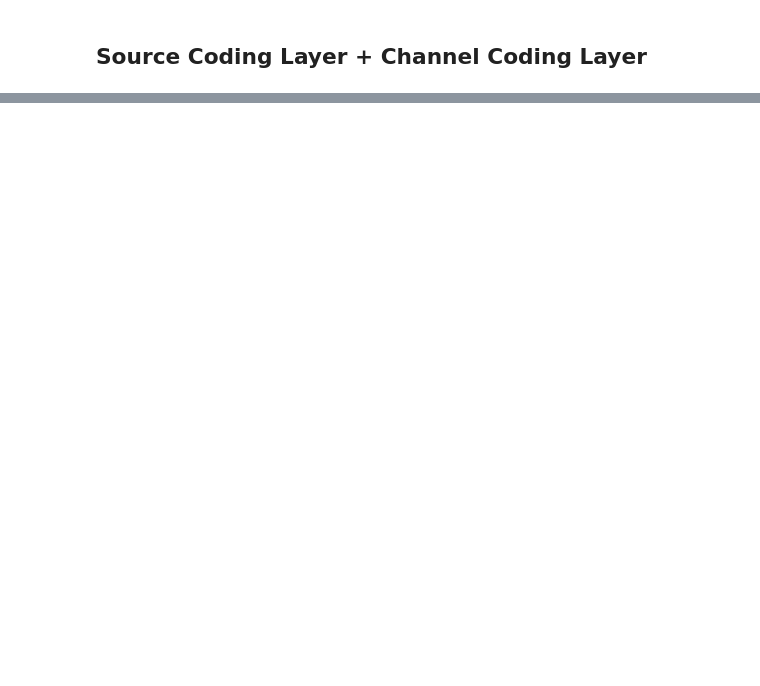
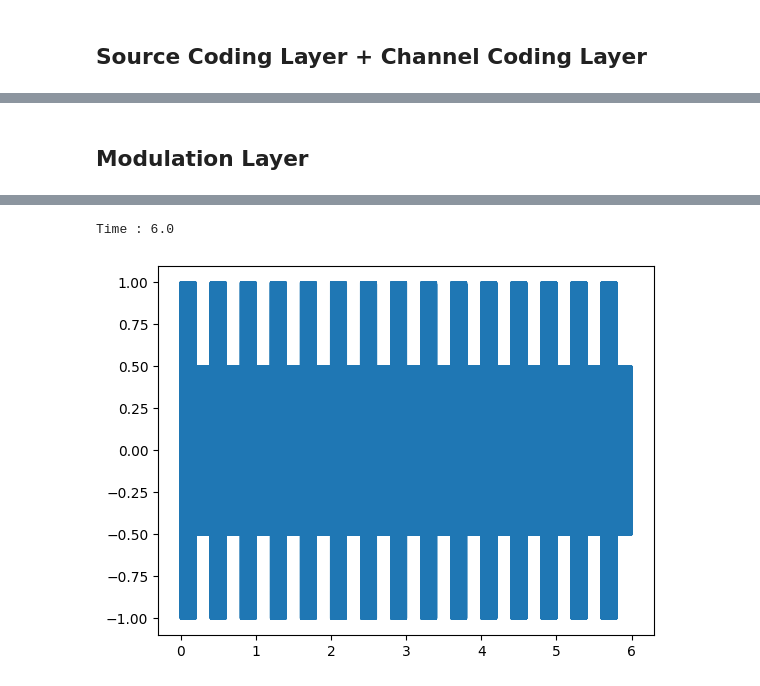
Before and after one commit to mimmo02/Transmission-Competition, a Jupyter notebook: Transmission_Competition_Complete.ipynb, the cells around one changed output, grey strips where cells are left out. Drawn from its saved outputs; the diff is of its cells as text; code cells hidden in the pictures; blank space fills up the shorter version.

```diff
--- a/Transmission_Competition_Complete.ipynb
+++ b/Transmission_Competition_Complete.ipynb
@@ -248,0 +300,16 @@ Depending on the grocery store, customers can purchase fruits in a few different
+# %% [markdown]
+## Modulation Layer
+# %%
+import TC_Functions as TC
+import numpy as np
+import matplotlib.pyplot as plt
+
+# 30 bits frame
+frame = [1,0,1,0,1,0,1,0,1,0,1,0,1,0,1,0,1,0,1,0,1,0,1,0,1,0,1,0,1,0] # 30 bits
+modulated_frame = TC.am_modulate(frame, fs=44e3, fc=1e3, num_cycles=200)
+#display the audio signal
+plt.plot(np.arange(len(modulated_frame)) / 44e3, modulated_frame)
+TC.display_audio_signal(modulated_frame, fs=44e3)
+
+print("Time : " +  str(len(modulated_frame)/44e3))
+# %% [output]
@@ -248,0 +317,2 @@ Depending on the grocery store, customers can purchase fruits in a few different
+Time : 6.0
+[figure, added]
```
Also changed, not shown: parts of 7 cells of this notebook, 2 other files.
